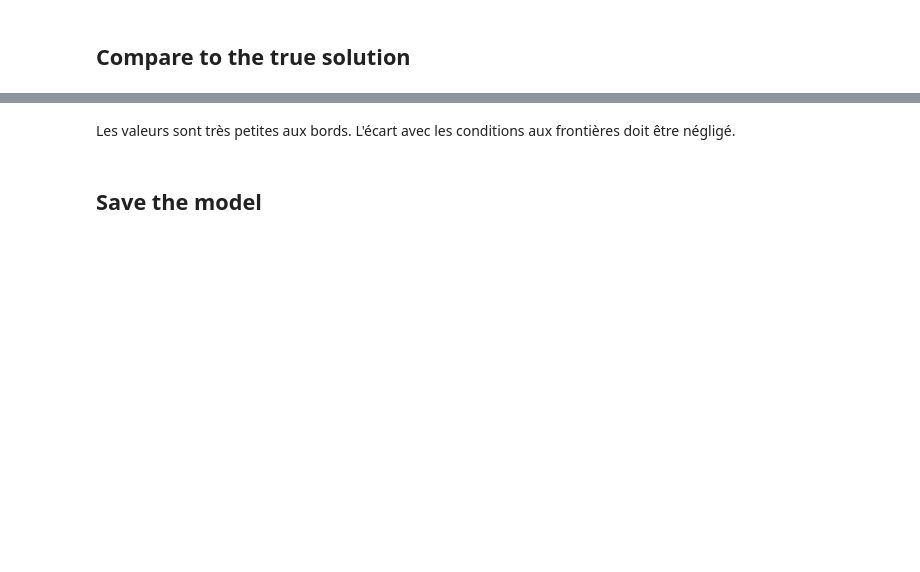
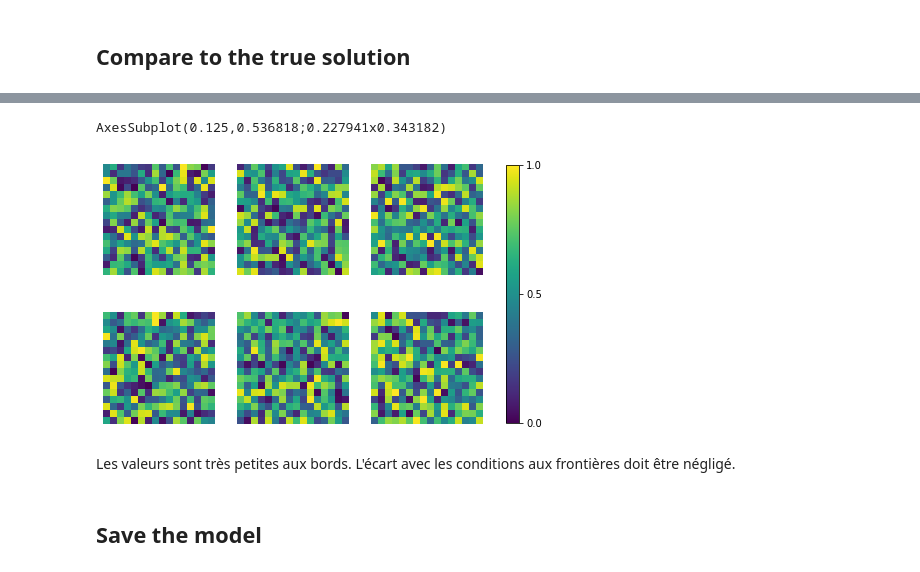
Before and after one commit to LawsonOliveira/Tsunami, a Jupyter notebook: differentiate/NN_test_function_A_F.ipynb, the cells around one changed output, grey strips where cells are left out. Drawn from its saved outputs; the diff is of its cells as text; code cells hidden in the pictures; blank space fills up the shorter version.

```diff
--- a/differentiate/NN_test_function_A_F.ipynb
+++ b/differentiate/NN_test_function_A_F.ipynb
@@ -437,3 +585,30 @@ final loss on the boundary: tf.Tensor(0.045823578, shape=(), dtype=float32)
+# %%
+# code to set a uniform colorbar
+
+import matplotlib.pyplot as plt
+import numpy as np
+
+fig, axes = plt.subplots(nrows=2, ncols=3, figsize=(8.5, 5))
+
+print(axes.flat[0])
+for ax in axes.flat:
+    ax.set_axis_off()
+    im = ax.imshow(np.random.random((16, 16)), cmap='viridis',
+                   vmin=0, vmax=1)
+
+# notice that here we use ax param of figure.colorbar method instead of
+
+# the cax param as the above example
+
+cbar = fig.colorbar(im, ax=axes.ravel().tolist(), shrink=0.95)
+
+cbar.set_ticks(np.arange(0, 1.1, 0.5))
+# cbar.set_ticklabels(['low', 'medium', 'high'])
+
+plt.show()
+# %% [output]
+AxesSubplot(0.125,0.536818;0.227941x0.343182)
+[figure, added]
 # %% [markdown]
 Les valeurs sont très petites aux bords. L'écart avec les conditions aux frontières doit être négligé.
 # %% [markdown]
```
Also changed, not shown: parts of 26 cells of this notebook.
